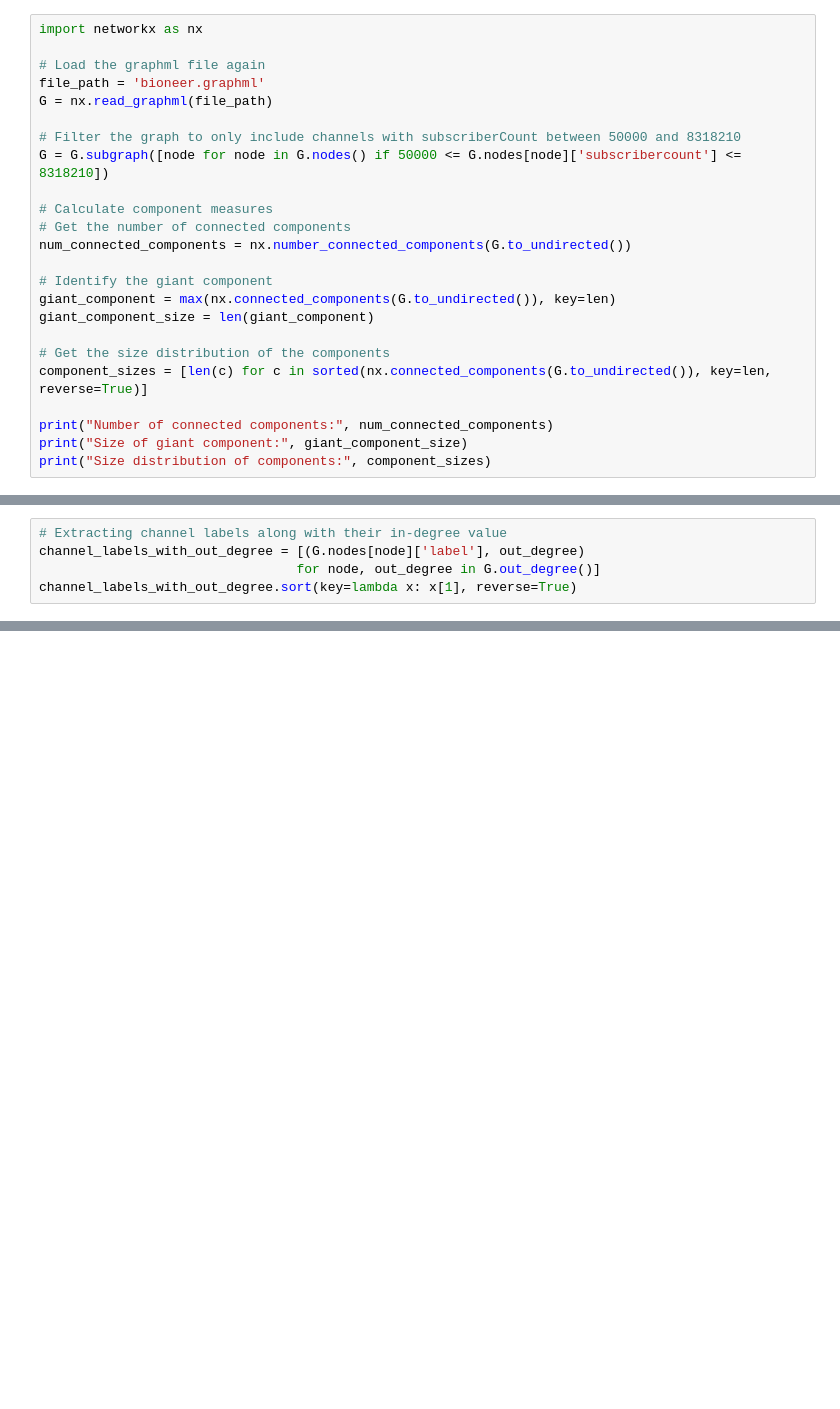
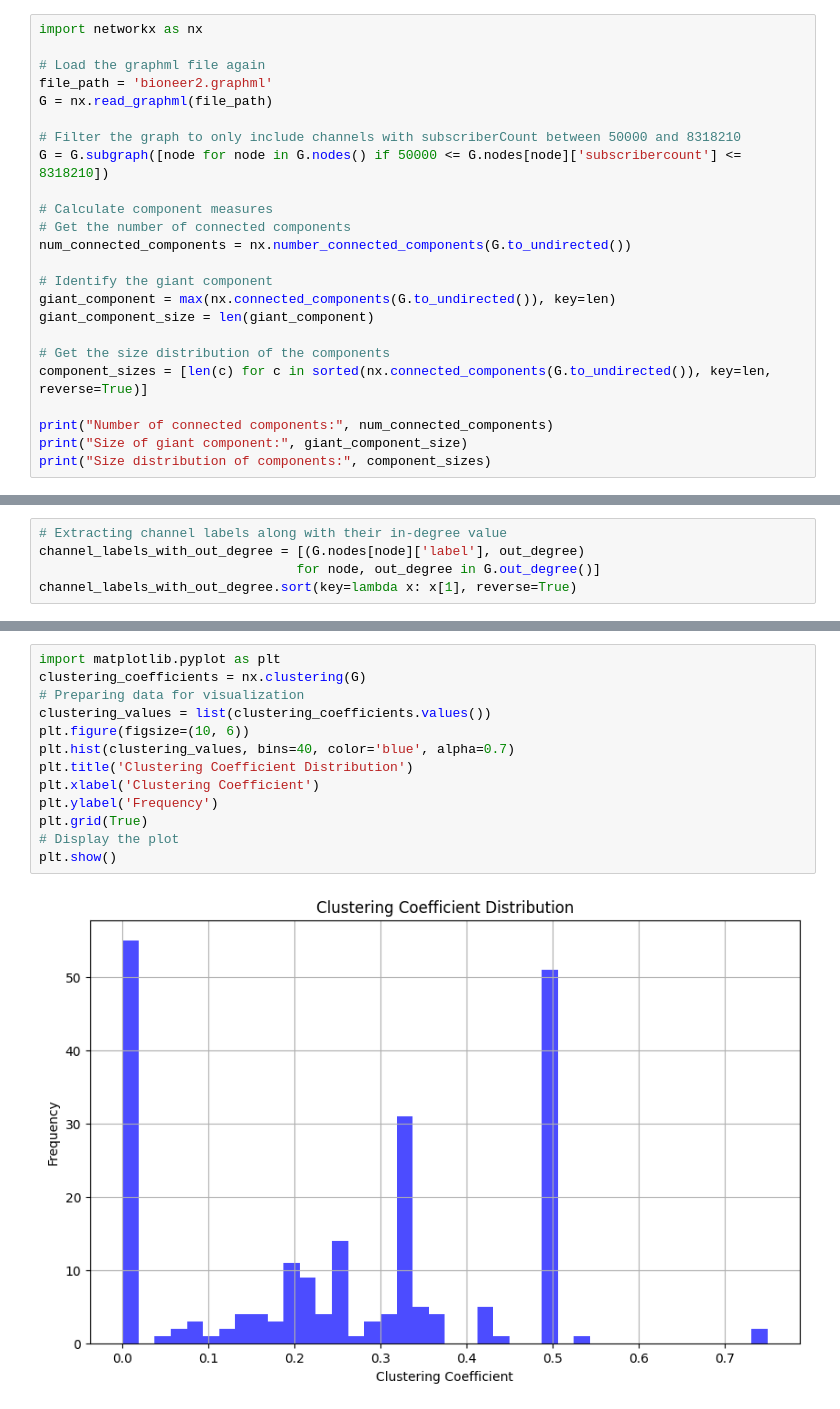
Before and after one commit to panos-span/sna_youtube, a Jupyter notebook: general.ipynb, the cells around one changed output, grey strips where cells are left out. Drawn from its saved outputs; the diff is of its cells as text; blank space fills up the shorter version.

Commit message:
Update notebooks for the correctly filtered graph

```diff
--- a/general.ipynb
+++ b/general.ipynb
@@ -2,7 +2,7 @@
 import networkx as nx
 
 # Load the graphml file again
-file_path = 'bioneer.graphml'
+file_path = 'bioneer2.graphml'
 G = nx.read_graphml(file_path)
 
 # Filter the graph to only include channels with subscriberCount between 50000 and 8318210
@@ -134,0 +257,15 @@ channel_labels_with_out_degree
+# %%
+import matplotlib.pyplot as plt
+clustering_coefficients = nx.clustering(G)
+# Preparing data for visualization
+clustering_values = list(clustering_coefficients.values())
+plt.figure(figsize=(10, 6))
+plt.hist(clustering_values, bins=40, color='blue', alpha=0.7)
+plt.title('Clustering Coefficient Distribution')
+plt.xlabel('Clustering Coefficient')
+plt.ylabel('Frequency')
+plt.grid(True)
+# Display the plot
+plt.show()
+# %% [output]
+[figure, added]
```
Also changed, not shown: parts of 17 cells of this notebook, 2 other files.
